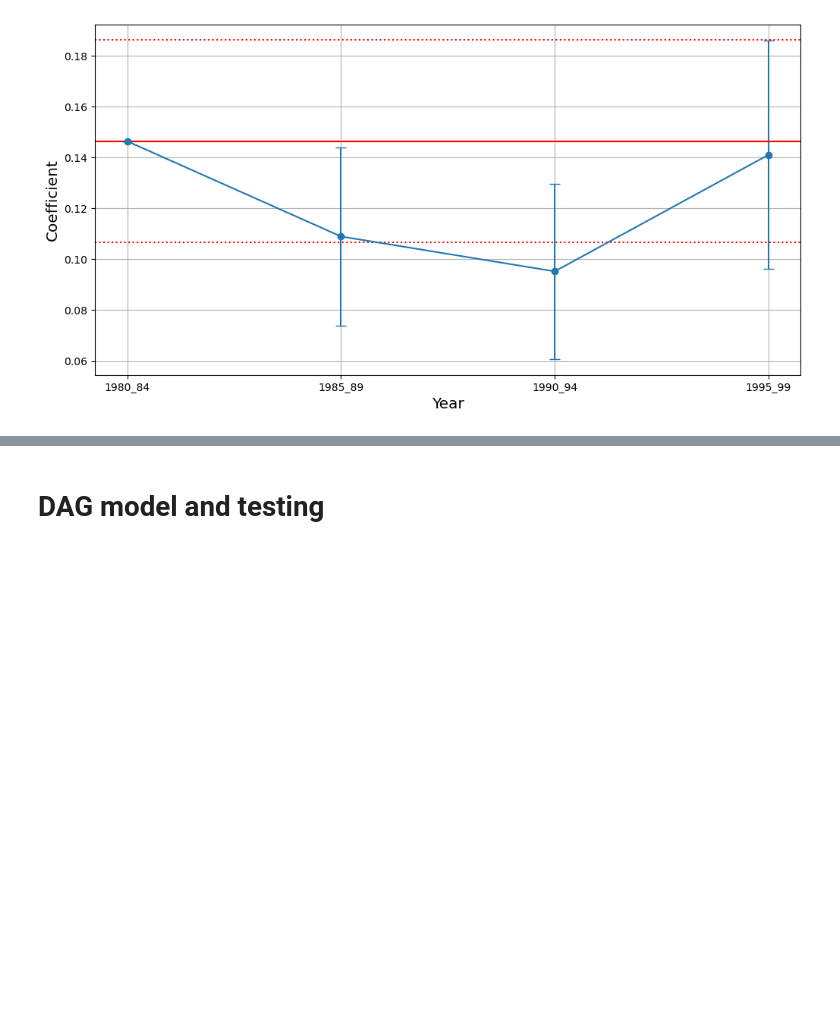
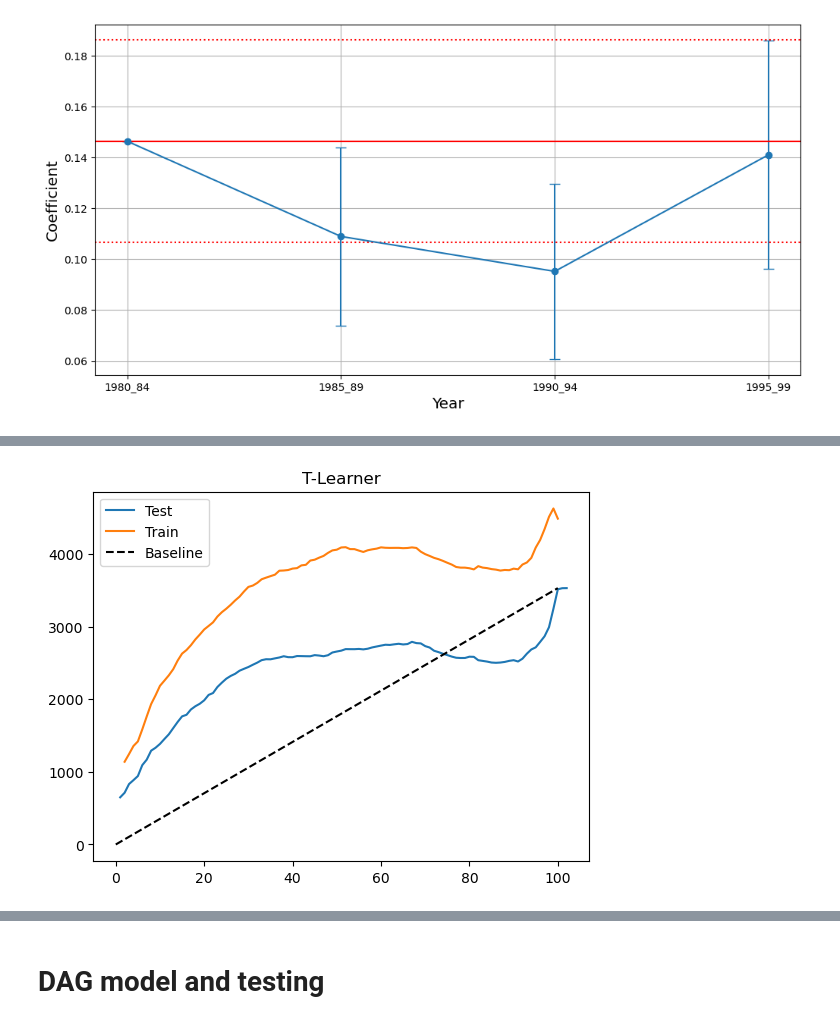
Before and after one commit to MartinMcFarlane/ECO2425-Causal-ML, a Jupyter notebook: Spillovers Project.ipynb, the cells around one changed output, grey strips where cells are left out. Drawn from its saved outputs; the diff is of its cells as text; code cells hidden in the pictures; blank space fills up the shorter version.

```diff
--- a/Spillovers Project.ipynb
+++ b/Spillovers Project.ipynb
@@ -1210,0 +1268,12 @@ plt.savefig('tech5yr.png')
+# %%
+# T-learner
+
+m0 = LGBMRegressor(max_depth=2, min_child_samples=60)
+m1 = LGBMRegressor(max_depth=2, min_child_samples=60)
+
+m0.fit(train.query('tec_abv_mn==0')[X], train.query('tec_abv_mn==0')[y])
+m1.fit(train.query('tec_abv_mn==1')[X], train.query('tec_abv_mn==1')[y])
+
+# estimate the CATE
+t_learner_cate_train = m1.predict(train[X]) - m0.predict(train[X])
+t_learner_cate_test = test.assign(cate=m1.predict(test[X]) - m0.predict(test[X]))
@@ -1210,0 +1298,10 @@ plt.savefig('tech5yr.png')
+# %%
+gain_curve_test = cumulative_gain(t_learner_cate_test, "cate", y=y, t=T)
+gain_curve_train = cumulative_gain(train.assign(cate=t_learner_cate_train), "cate", y=y, t=T)
+plt.plot(gain_curve_test, color="C0", label="Test")
+plt.plot(gain_curve_train, color="C1", label="Train")
+plt.plot([0, 100], [0, elast(test, y, T)], linestyle="--", color="black", label="Baseline")
+plt.legend();
+plt.title("T-Learner");
+# %% [output]
+[figure, added]
```
Also changed, not shown: parts of 25 cells of this notebook, 1 other file.
